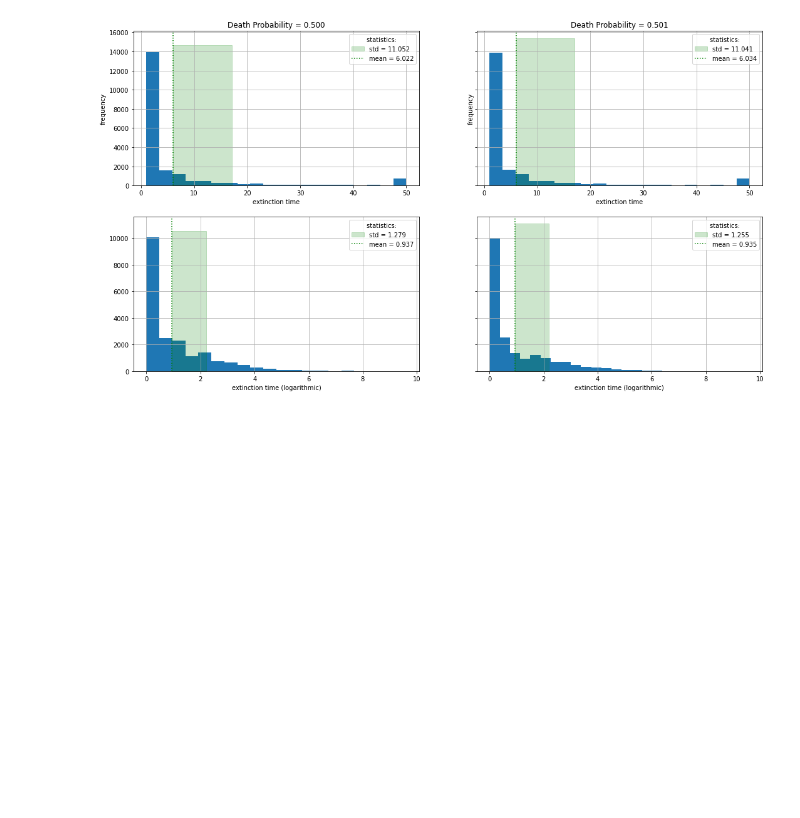
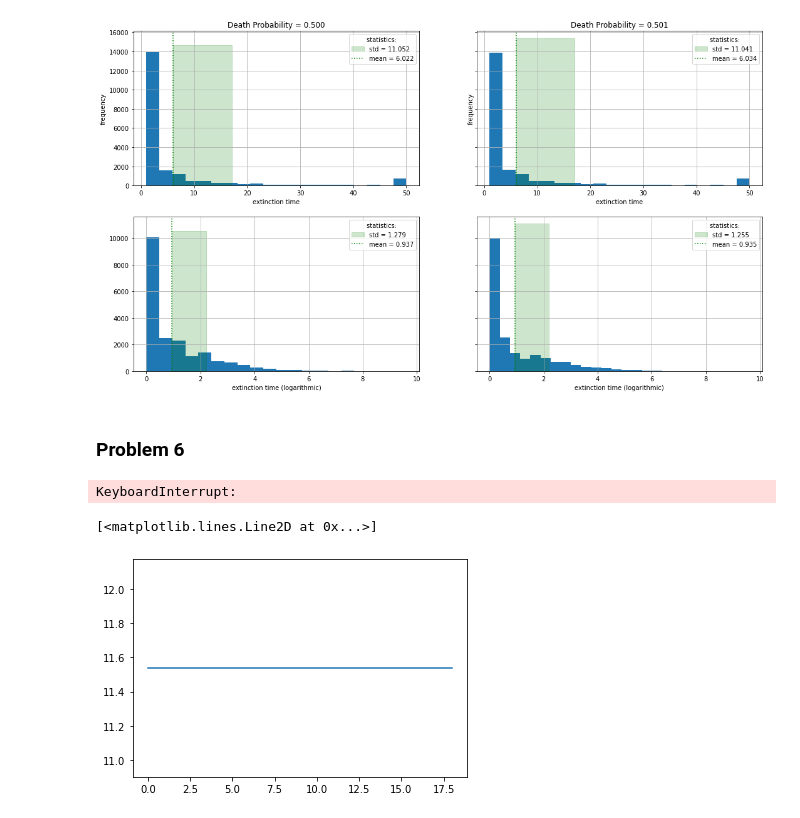
Before and after one commit to MohsenGhodrati/Homeworks, a Jupyter notebook: Applied Stochastic Processes - Spring 2022.ipynb, the cells around one changed output. Saved outputs shown, nothing was run; the diff lists cells and outputs as text; code cells hidden in the pictures; blank space fills up the shorter version.

```diff
--- a/Applied Stochastic Processes - Spring 2022.ipynb
+++ b/Applied Stochastic Processes - Spring 2022.ipynb
@@ -201,3 +202,67 @@ for ind, p_death in enumerate([0.5, 0.501]):
 plt.show()
 # %% [output]
 [figure]
+# %% [markdown]
+### Problem 6
+# %%
+max_T = 100000
+m_n, m_p = 12, 5
+
+xticks = 2 ** np.arange(m_n) + 1
+yticks = np.linspace(0, 0.5, m_p+1)[1:]
+mixing_time = np.zeros([len(xticks), len(yticks)])
+
+for i_n, n in enumerate(xticks):
+    for i_p, p in enumerate(yticks):
+        P = np.zeros([n, n])
+        P[0, n-1], P[n-1, 0] = p, 1-p
+        P[0:n-1, 1:n] += np.diag(np.ones(n-1) * (1-p))
+        P[1:n, 0:n-1] += np.diag(np.ones(n-1) * p)
+        pi = sp.linalg.null_space(np.eye(n)-P.T)
+        pi = pi / np.sum(pi)
+        sigma = np.zeros(n)
+        sigma[0] = 1
+        T = 0
+        residual = 1
+        while residual > 0.001:
+            sigma = np.dot(sigma, P)
+            residual = np.linalg.norm(sigma - pi.T, 1)
+            T += 1
+            if T > max_T:
+                break
+        mixing_time[i_n, i_p] = np.log(T)
+
+mixing_time[mixing_time > np.log(max_T)] = np.nan
+plt.figure(figsize=(m_n, m_p))
+sns.heatmap(mixing_time.T, annot=True, square=True)
+plt.xticks(plt.xticks()[0], np.log2(xticks - 1))
+plt.yticks(plt.yticks()[0], np.round(yticks, 2))
+plt.title("Mixing Time Heatmap (logarithmic scale) for random walk on a polygon")
+plt.xlabel("n")
+plt.ylabel("p")
+plt.show()
+# %% [output]
+KeyboardInterrupt:
+# %%
+n = 1025
+
+ress = []
+# for n in 2 ** np.arange(3, 12) + 1:
+for p in np.linspace(0, 0.5, 20)[1:]:
+    sigma = np.zeros(n)
+    sigma[0] = 1
+    tmp = []
+    t = 1
+    while t < 100*n:
+        sigma = np.roll(sigma, 1) * (1-p) + np.roll(sigma, -1) * p
+        sigma -= min(sigma)
+        tmp.append(sigma[0])
+        if np.linalg.norm(sigma, np.inf) < 0.0001:
+            break
+        t += 1
+    ress.append(np.log(t))
+
+plt.plot(ress)
+# %% [output]
+[<matplotlib.lines.Line2D at 0x...>]
+[figure, added]
```
Also changed, not shown: parts of 6 cells of this notebook.
